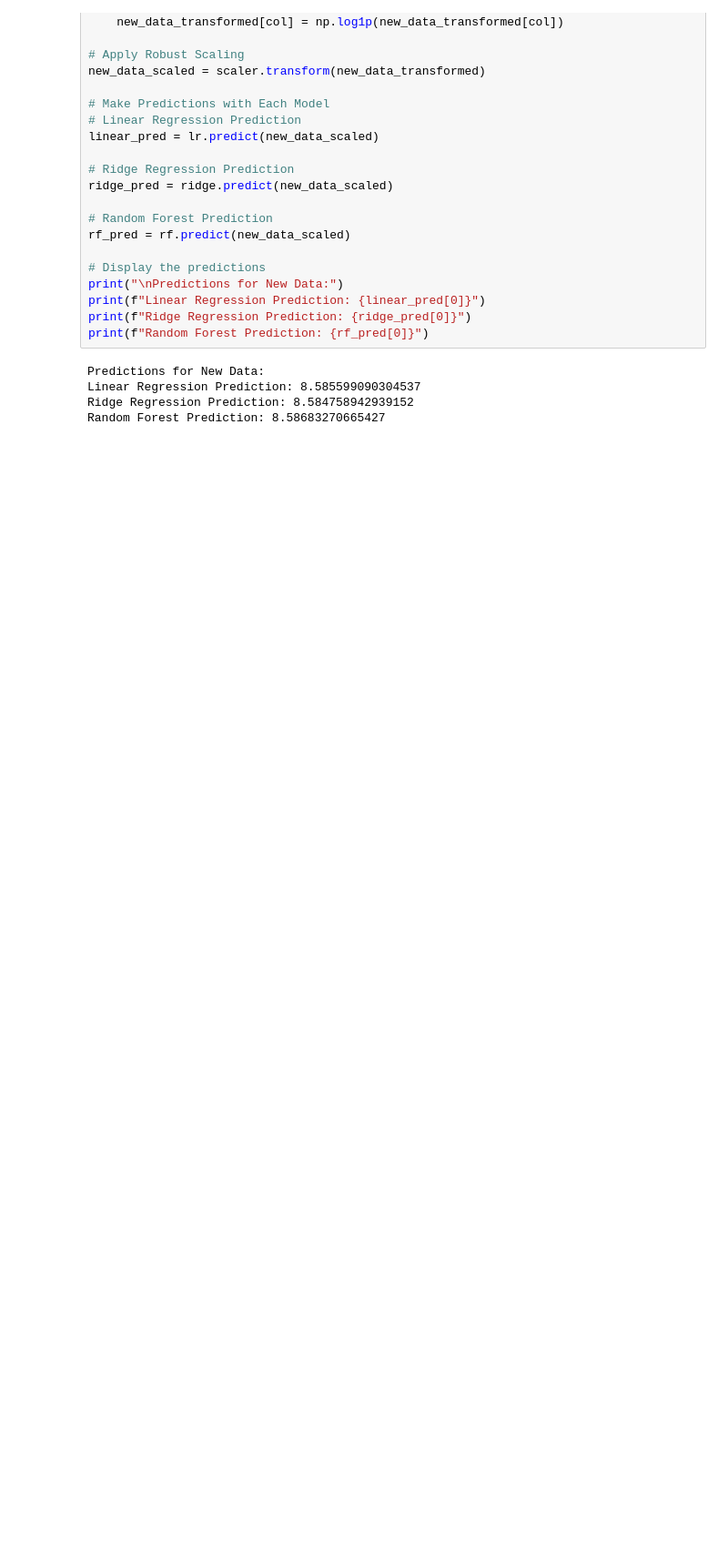
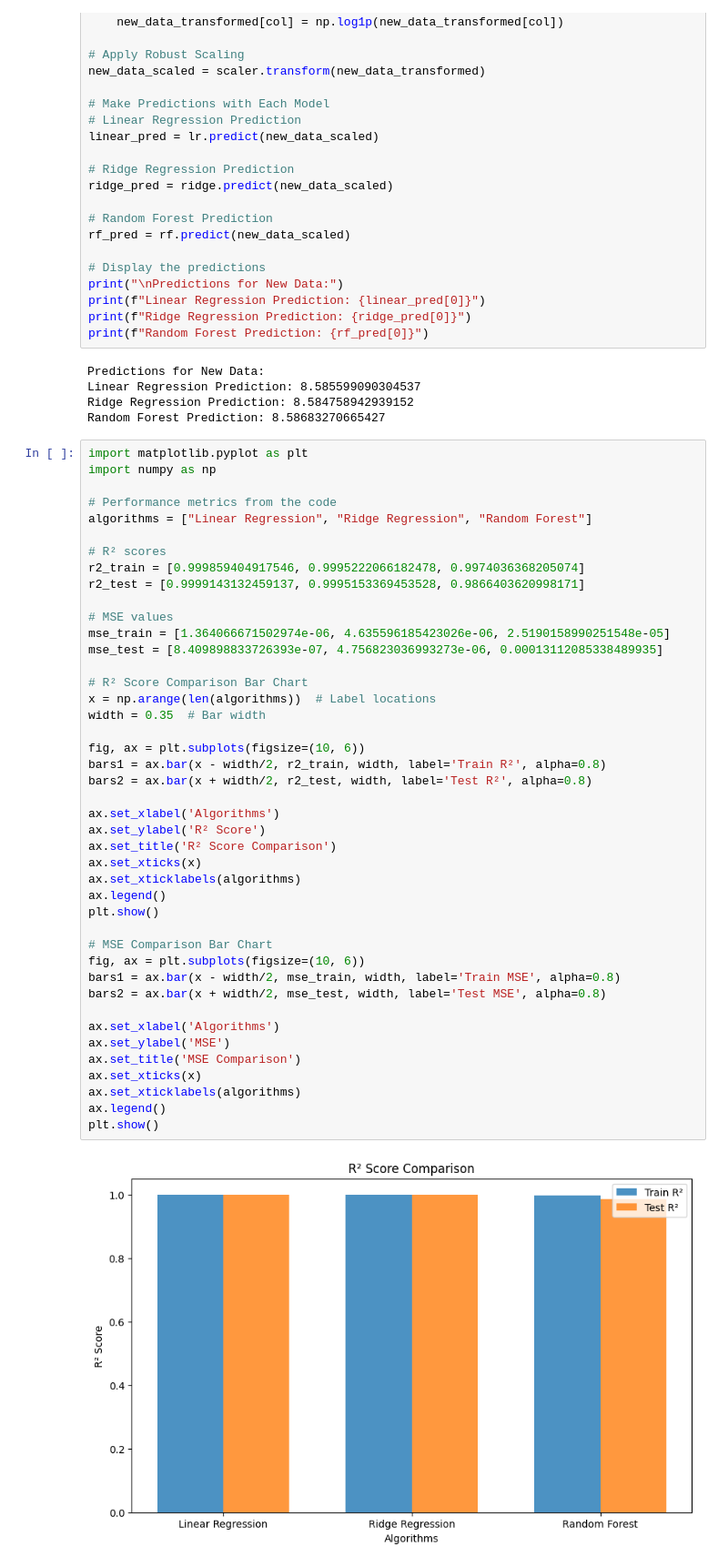
Before and after one commit to Naominour/Drilling, a Jupyter notebook: drilling.ipynb, the cells around one changed output. Shown: that part at 91% size. Drawn from its saved outputs; the diff is of its cells as text; blank space fills up the shorter version.

Commit message:
adding plots for evaluation metrics

```diff
--- a/drilling.ipynb
+++ b/drilling.ipynb
@@ -203,3 +203,48 @@ Predictions for New Data:
 Linear Regression Prediction: 8.585599090304537
 Ridge Regression Prediction: 8.584758942939152
 Random Forest Prediction: 8.58683270665427
+# %%
+import matplotlib.pyplot as plt
+import numpy as np
+
+# Performance metrics from the code
+algorithms = ["Linear Regression", "Ridge Regression", "Random Forest"]
+
+# R² scores
+r2_train = [0.999859404917546, 0.9995222066182478, 0.9974036368205074]
+r2_test = [0.9999143132459137, 0.9995153369453528, 0.9866403620998171]
+
+# MSE values
+mse_train = [1.364066671502974e-06, 4.635596185423026e-06, 2.5190158990251548e-05]
+mse_test = [8.409898833726393e-07, 4.756823036993273e-06, 0.00013112085338489935]
+
+# R² Score Comparison Bar Chart
+x = np.arange(len(algorithms))  # Label locations
+width = 0.35  # Bar width
+
+fig, ax = plt.subplots(figsize=(10, 6))
+bars1 = ax.bar(x - width/2, r2_train, width, label='Train R²', alpha=0.8)
+bars2 = ax.bar(x + width/2, r2_test, width, label='Test R²', alpha=0.8)
+
+ax.set_xlabel('Algorithms')
+ax.set_ylabel('R² Score')
+ax.set_title('R² Score Comparison')
+ax.set_xticks(x)
+ax.set_xticklabels(algorithms)
+ax.legend()
+plt.show()
+
+# MSE Comparison Bar Chart
+fig, ax = plt.subplots(figsize=(10, 6))
+bars1 = ax.bar(x - width/2, mse_train, width, label='Train MSE', alpha=0.8)
+bars2 = ax.bar(x + width/2, mse_test, width, label='Test MSE', alpha=0.8)
+
+ax.set_xlabel('Algorithms')
+ax.set_ylabel('MSE')
+ax.set_title('MSE Comparison')
+ax.set_xticks(x)
+ax.set_xticklabels(algorithms)
+ax.legend()
+plt.show()
+# %% [output]
+[figure, added]
```
Also changed, not shown: parts of 1 cell of this notebook, 1 other file.
